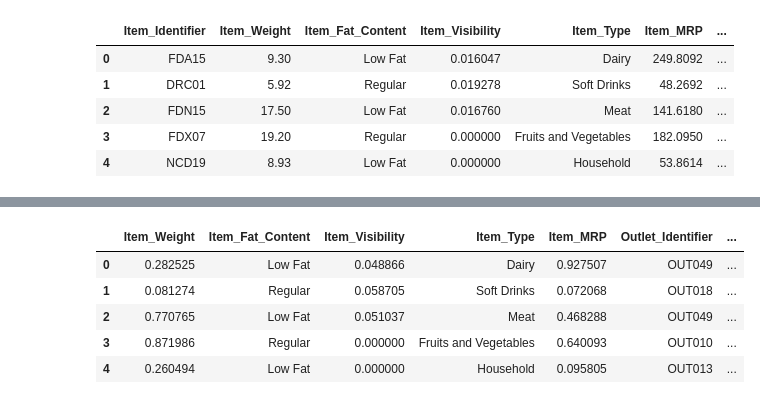
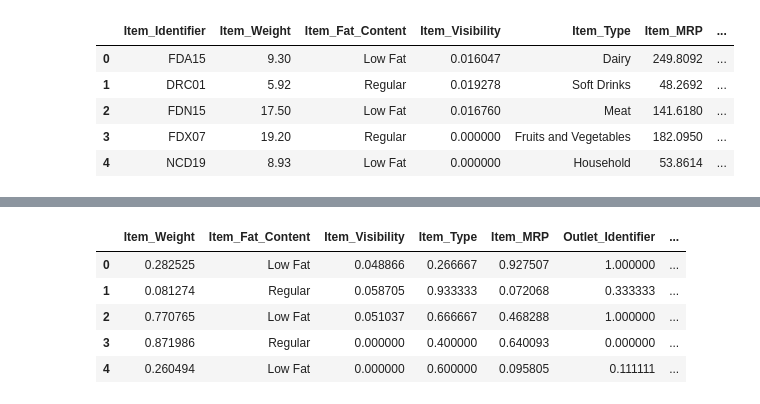
Before and after one commit to jlang62/machine-learning-exercises, a Jupyter notebook: exam/notebooks/Problem4.ipynb, the cells around one changed output, grey strips where cells are left out. Saved outputs shown, nothing was run; the diff lists cells and outputs as text; code cells hidden in the pictures.

```diff
--- a/exam/notebooks/Problem4.ipynb
+++ b/exam/notebooks/Problem4.ipynb
@@ -77,0 +281,5 @@ df['Outlet_Size'].fillna(df['Outlet_Size'].mode()[0], inplace=True)
+# %%
+# first combination will be based on the Tier 2 location and Type is Supermarket Type1
+df_comb1 = df[df['Outlet_Location_Type'].str.contains('Tier 2')& df['Outlet_Type'].str.contains('Supermarket Type1')]
+df_comb1.Outlet_Size.fillna('Small', inplace=True)
+df.loc[df['Outlet_Location_Type'].str.contains('Tier 2'), 'Outlet_Size'] = df_comb1.Outlet_Size
@@ -108,0 +351,4 @@ array(['Low Fat', 'Regular'], dtype=object)
+# %%
+df_comb2 = df[df['Outlet_Identifier'].str.contains('OUT010')]
+df_comb2.Outlet_Size.fillna('Small', inplace=True)
+df.loc[df['Outlet_Identifier'].str.contains('OUT010'), 'Outlet_Size'] = df_comb2.Outlet_Size
@@ -125,0 +386,5 @@ sns.pairplot(df_sub, diag_kind='kde')
+# %%
+# drop the Item_Identifier, since it is not required
+df = df.drop(['Item_Identifier'], axis=1)
+
+df.head()
@@ -125,0 +398,9 @@ sns.pairplot(df_sub, diag_kind='kde')
+# %%
+# Label Encoding all large categorical columns
+le = LabelEncoder()
+df['Item_Type'] = le.fit_transform(df['Item_Type'])
+df['Outlet_Identifier'] = le.fit_transform(df['Outlet_Identifier'])
+
+df.head()
+
+# Repeat for other categorical columns
@@ -126,13 +414,12 @@ sns.pairplot(df_sub, diag_kind='kde')
 # %%
-# normalizing the data Item_Weight, Item_Visibility, Item_MRP, Outlet_Establishment_Year
-from sklearn.preprocessing import MinMaxScaler
+# normalize the data with MinMaxScaler
 scaler = MinMaxScaler()
-df_sub[['Item_Weight', 'Item_Visibility', 'Item_MRP', 'Item_Outlet_Sales', 'Outlet_Establishment_Year']] = scaler.fit_transform(df_sub[['Item_Weight', 'Item_Visibility', 'Item_MRP', 'Item_Outlet_Sales', 'Outlet_Establishment_Year']])
-df_sub.head()
+df[['Item_Type', 'Outlet_Identifier', 'Item_Weight', 'Item_Visibility', 'Item_MRP', 'Item_Outlet_Sales', 'Outlet_Establishment_Year']] = scaler.fit_transform(df[['Item_Type', 'Outlet_Identifier', 'Item_Weight', 'Item_Visibility', 'Item_MRP', 'Item_Outlet_Sales', 'Outlet_Establishment_Year']])
+df.head()
 # %% [output]
 |  | Item_Weight | Item_Fat_Content | Item_Visibility | Item_Type | Item_MRP | Outlet_Identifier | ... |
-| 0 | 0.282525 | Low Fat | 0.048866 | Dairy | 0.927507 | OUT049 | ... |
-| 1 | 0.081274 | Regular | 0.058705 | Soft Drinks | 0.072068 | OUT018 | ... |
-| 2 | 0.770765 | Low Fat | 0.051037 | Meat | 0.468288 | OUT049 | ... |
-| 3 | 0.871986 | Regular | 0.000000 | Fruits and Vegetables | 0.640093 | OUT010 | ... |
-| 4 | 0.260494 | Low Fat | 0.000000 | Household | 0.095805 | OUT013 | ... |
+| 0 | 0.282525 | Low Fat | 0.048866 | 0.266667 | 0.927507 | 1.000000 | ... |
+| 1 | 0.081274 | Regular | 0.058705 | 0.933333 | 0.072068 | 0.333333 | ... |
+| 2 | 0.770765 | Low Fat | 0.051037 | 0.666667 | 0.468288 | 1.000000 | ... |
+| 3 | 0.871986 | Regular | 0.000000 | 0.400000 | 0.640093 | 0.000000 | ... |
+| 4 | 0.260494 | Low Fat | 0.000000 | 0.600000 | 0.095805 | 0.111111 | ... |
```
Also changed, not shown: parts of 63 cells of this notebook, 5 other files.
